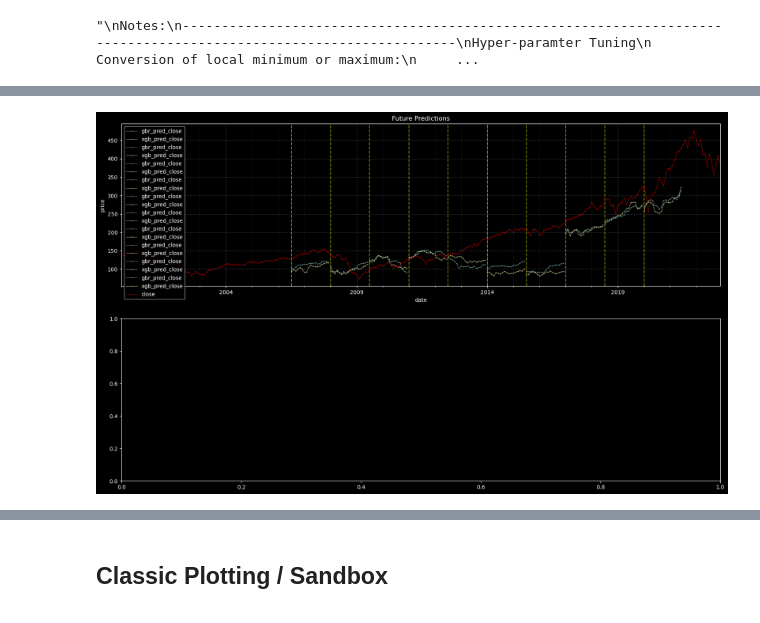
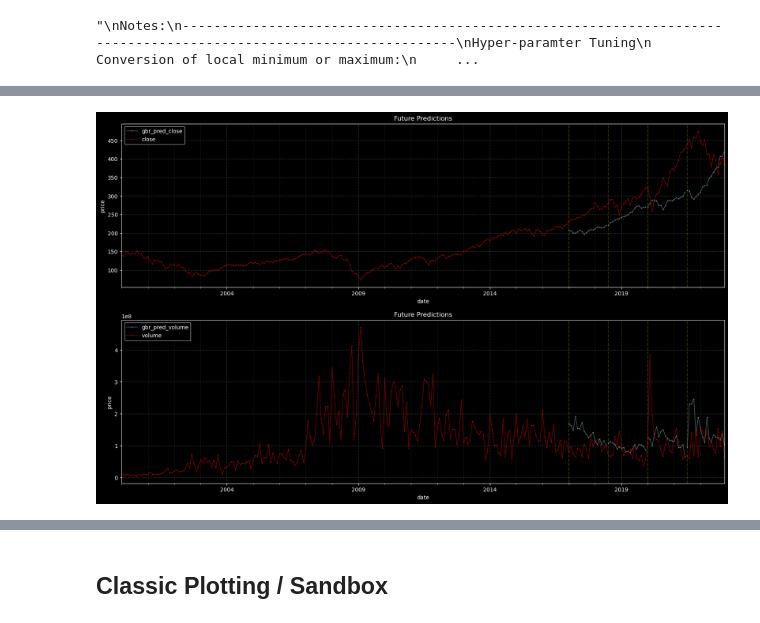
Before and after one commit to IllegalOpcode007/mlForecast, a Jupyter notebook: skLearnForecast.ipynb, the cells around one changed output, grey strips where cells are left out. Saved outputs shown, nothing was run; the diff lists cells and outputs as text; code cells hidden in the pictures.

Commit message:
Add cat boost model and ability to visualize volume on back tests. ToDo: Experiment with rolling average and additional features

```diff
--- a/skLearnForecast.ipynb
+++ b/skLearnForecast.ipynb
@@ -236,6 +240,9 @@ def create_lags(num_lags: int, feature_lst: list, data: pd.DataFrame, dropnan: b
 def create_steps(num_steps: int, target_lst: list, data: pd.DataFrame, dropnan: bool) -> pd.DataFrame:
     """
     Create steps into the future that you're trying to forecast
+
+    Note: There will be information loss in the data frame. Ex: num_steps = 18 will result in
+          last 18 rows lost.
     """
     df = data.copy()
 
@@ -531,8 +577,9 @@ meta_model
 # %%
 
 #model_run_cfg = ["decision_tree_regressor", "gradient_boost_regressor", "light_gradient_boost_regressor", "extreme_gradient_boost_regressor", "support_vector_machine_regressor", "knn_regressor", "random_forest_regressor"]
-model_run_cfg = ["gradient_boost_regressor", "extreme_gradient_boost_regressor"]
-
+model_run_cfg = ["gradient_boost_regressor"]
+# model_run_cfg = ["decision_tree_regressor"]
+# model_run_cfg = ["cat_boost_regressor"]
 def hyper_param_tune(model, X, y, param_grid = None, cv_folds = 5, score_metric = "neg_mean_sequared_error"):
     # Create an instance of GridSearchCV
     grid_search = GridSearchCV(model, param_grid, cv=cv_folds, scoring=score_metric)
@@ -585,15 +632,13 @@ def back_test_error(df: pd.DataFrame, short_name: str, TARGET: list) -> pd.DataF
 
     return df
 # %%
-back_test_iter = 10
 forecast_store = {}
 
 for i in range(back_test_iter):
     print(f"-------------------------------- Forecast Set {i} --------------------------------\n")
-    end_date = df.index.max() - relativedelta(months=FORECAST_HORIZONS)
-    df = df[df.index <= end_date].copy()
+
     print(df.index.max())
-
+    print(len(df))
     """
     Prep the training and test data sets
     """
@@ -608,7 +653,6 @@ for i in range(back_test_iter):
         """
         Model Train + Test
         """
-
         # Hyper-param enabled
         if "hyper_param_enable" in meta_model[model] and meta_model[model]["hyper_param_enable"]:
             tuned_model = hyper_param_tune(model = meta_model[model]["model_select"], X = X_train, y = y_train, param_grid = meta_model[model]["param_grid"], cv_folds = meta_model[model]["cv_folds"], score_metric = "neg_mean_squared_error")
@@ -633,6 +677,11 @@ for i in range(back_test_iter):
             forecast_df = back_test_error(forecast_df.copy(), meta_model[model]["short_name"], TARGET)
 
         forecast_store[str(forecast_df.index.min().date())] = forecast_df
+
+    if back_test:
+        # Cut data FORECAST_HORIZONS back for back testing
+        end_date = df.index.max() - relativedelta(months=FORECAST_HORIZONS)
+        df = df[df.index <= end_date].copy()
 # %% [output]
 -------------------------------- Forecast Set 0 --------------------------------
 
@@ -701,20 +714,30 @@ fig, axes = plt.subplots(nrows=2) # fig, axes = plt.subplots(nrows=2, ncols=2)
 for key, forecast_set in enumerate(forecast_store):
     signals = forecast_store[forecast_set]
     pred_close_to_plot = [sig for sig in signals if "pred_close" in sig] # Derive list of features
+    pred_vol_to_plot = [sig for sig in signals if "pred_volume" in sig] # Derive list of features
+
 
     # subplot[0]
     for key, sig in enumerate(pred_close_to_plot):
-        print(sig)
         forecast_store[forecast_set][sig].plot(figsize=(20, 12),
                                        color='C'+str(key),
                                        ms=1,
                                        lw=1,
                                        ax=axes[0],
                                        title='Future Predictions', marker = 'o', ylabel = "price", alpha = 0.5)
-        axes[0].axvline(forecast_store[forecast_set][sig].index.min(), color='yellow', ls='--', alpha = 0.3) # might need to replace lagged_df with forecast_df
+        axes[0].axvline(forecast_store[forecast_set][sig].index.min(), color='yellow', ls='--', alpha = 0.2) # might need to replace lagged_df with forecast_df
+
+    for key, sig in enumerate(pred_vol_to_plot):
+        forecast_store[forecast_set][sig].plot(figsize=(20, 12),
+                                       color='C'+str(key),
+                                       ms=1,
+                                       lw=1,
+                                       ax=axes[1],
+                                       title='Future Predictions', marker = 'o', ylabel = "price", alpha = 0.5)
+        axes[1].axvline(forecast_store[forecast_set][sig].index.min(), color='yellow', ls='--', alpha = 0.2) # might need to replace lagged_df with forecast_df
 
 
-    # Plot Actuals
+# Plot Actuals
 df_copy["close"].plot(figsize=(20, 12),
                                color="red",
                                ms=1,
@@ -722,10 +745,34 @@ df_copy["close"].plot(figsize=(20, 12),
                                ax=axes[0],
                                title='Future Predictions', marker = 'o', ylabel = "price", alpha = 0.5)
 
+df_copy["volume"].plot(figsize=(20, 12),
+                               color="red",
+                               ms=1,
+                               lw=1,
+                               ax=axes[1],
+                               title='Future Predictions', marker = 'o', ylabel = "price", alpha = 0.5)
+
 
 axes[0].grid(which = "major", color='w', linestyle='--', linewidth=1, alpha = 0.2)
 axes[0].grid(which = "minor", color='w', linestyle='--', linewidth=0.4, alpha = 0.2)
-leg_zero = axes[0].legend();
+
+
+# Remove duplicate legend entries
+a = axes[0].get_legend_handles_labels()
+b = {l:h for h,l in zip(*a)}        # b = {l1:h1, l2:h2}             unique
+c = [*zip(*b.items())]              # c = [(l1 l2) (h1 h2)]
+d = c[::-1]
+leg_zero = axes[0].legend(*d);
+
+
+axes[1].grid(which = "major", color='w', linestyle='--', linewidth=1, alpha = 0.2)
+axes[1].grid(which = "minor", color='w', linestyle='--', linewidth=0.4, alpha = 0.2)
+
+a = axes[1].get_legend_handles_labels()
+b = {l:h for h,l in zip(*a)}        # b = {l1:h1, l2:h2}             unique
+c = [*zip(*b.items())]              # c = [(l1 l2) (h1 h2)]
+d = c[::-1]
+leg_zero = axes[1].legend(*d);
 
 plt.show()
 # %% [output]
@@ -752 +779 @@ xgb_pred_close
-[figure, old version]
+[figure, new version]
```
Also changed, not shown: parts of 17 cells of this notebook.
